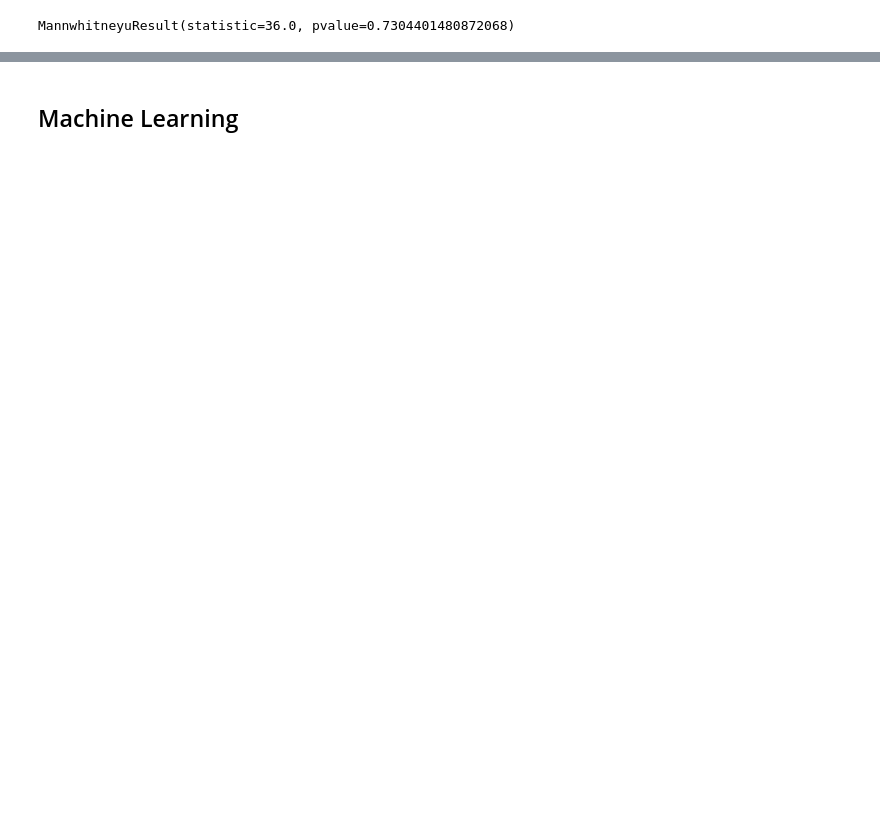
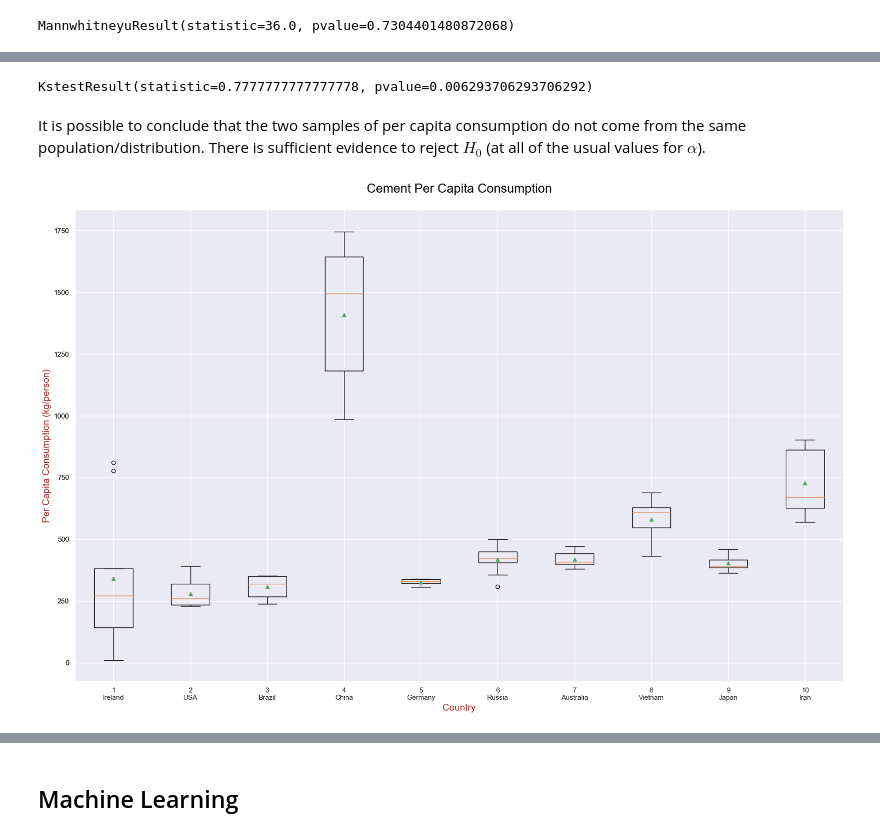
Before and after one commit to ASM2023063/mscda-20231-ca2, a Jupyter notebook: 2023063_ca2_notebook1.ipynb, the cells around one changed output, grey strips where cells are left out. Saved outputs shown, nothing was run; the diff lists cells and outputs as text; code cells hidden in the pictures; blank space fills up the shorter version.

Commit message:
Completed statistical analysis

```diff
--- a/2023063_ca2_notebook1.ipynb
+++ b/2023063_ca2_notebook1.ipynb
@@ -636,0 +605,49 @@ MannwhitneyuResult(statistic=36.0, pvalue=0.7304401480872068)
+# %%
+stats.ks_2samp(percapitacon_irl["Per Capita Consumption"], percapitacon_irn["Per Capita Consumption"])
+# %% [output]
+KstestResult(statistic=0.7777777777777778, pvalue=0.006293706293706292)
+# %% [markdown]
+It is possible to conclude that the two samples of per capita consumption do not come from the same population/distribution. There is sufficient evidence to reject  $H_0$  (at all of the usual values for $\alpha$).
+# %%
+# Per Capita Consumption boxplot
+# Get per capita consumption data by country
+percapitacon = cement_merge.iloc[:,11:15]
+percapitacon = percapitacon.drop({"Net Export Volume","Net Export Value"},axis='columns')
+percapitacon_irl = percapitacon[(percapitacon['Code'] == 'IRL')]
+percapitacon_usa = percapitacon[(percapitacon['Code'] == 'USA')]
+percapitacon_bra = percapitacon[(percapitacon['Code'] == 'BRA')]
+percapitacon_chn = percapitacon[(percapitacon['Code'] == 'CHN')]
+percapitacon_deu = percapitacon[(percapitacon['Code'] == 'DEU')]
+percapitacon_rus = percapitacon[(percapitacon['Code'] == 'RUS')]
+percapitacon_aus = percapitacon[(percapitacon['Code'] == 'AUS')]
+percapitacon_vnm = percapitacon[(percapitacon['Code'] == 'VNM')]
+percapitacon_jpn = percapitacon[(percapitacon['Code'] == 'JPN')]
+percapitacon_irn = percapitacon[(percapitacon['Code'] == 'IRN')]
+
+plotdata = [percapitacon_irl['Per Capita Consumption'],
+             percapitacon_usa['Per Capita Consumption'],
+             percapitacon_bra['Per Capita Consumption'],
+             percapitacon_chn['Per Capita Consumption'],
+             percapitacon_deu['Per Capita Consumption'],
+             percapitacon_rus['Per Capita Consumption'],
+             percapitacon_aus['Per Capita Consumption'],
+             percapitacon_vnm['Per Capita Consumption'],
+             percapitacon_jpn['Per Capita Consumption'],
+             percapitacon_irn['Per Capita Consumption']]
+
+# Multiple boxplot visualisation
+fig = plt.figure(figsize = [18,12])
+plt.boxplot(plotdata)
+ax = fig.add_subplot(111)
+bp = ax.boxplot(plotdata, showmeans=True)
+
+plt.xticks((1,2,3,4,5,6,7,8,9,10), ['\nIreland', '\nUSA', '\nBrazil','\nChina', '\nGermany', '\nRussia',
+                                    '\nAustralia', '\nVietnam','\nJapan','\nIran'])
+
+plt.title("Cement Per Capita Consumption\n", fontdict={'fontsize': 20, 'fontweight' : 20, 'color' : 'Black'})
+plt.xlabel("Country", fontdict={'fontsize': 15, 'fontweight' : 20, 'color' : 'Brown'})
+plt.ylabel("Per Capita Consumption (kg/person)", fontdict={'fontsize': 15, 'fontweight' : 20, 'color' : 'Brown'})
+
+plt.show()
+# %% [output]
+[figure, new version]
```
Also changed, not shown: parts of 42 cells of this notebook.
